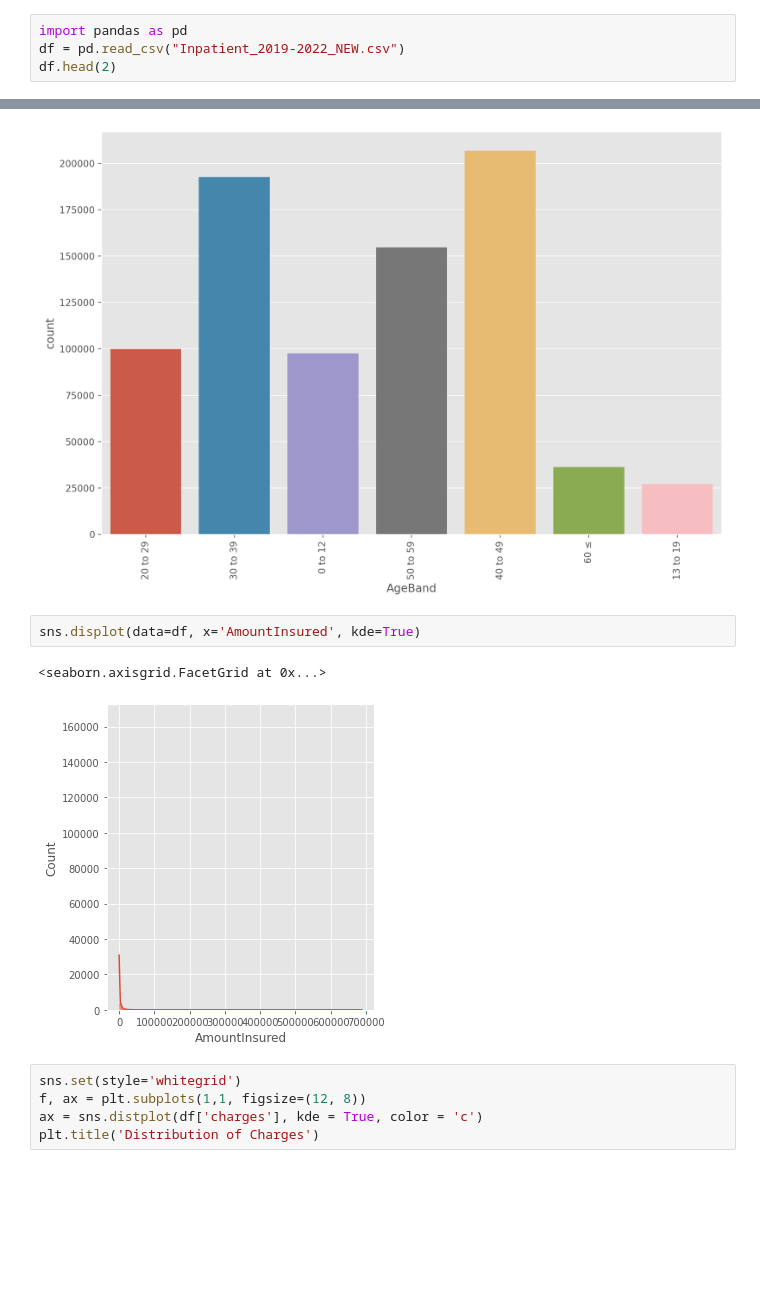
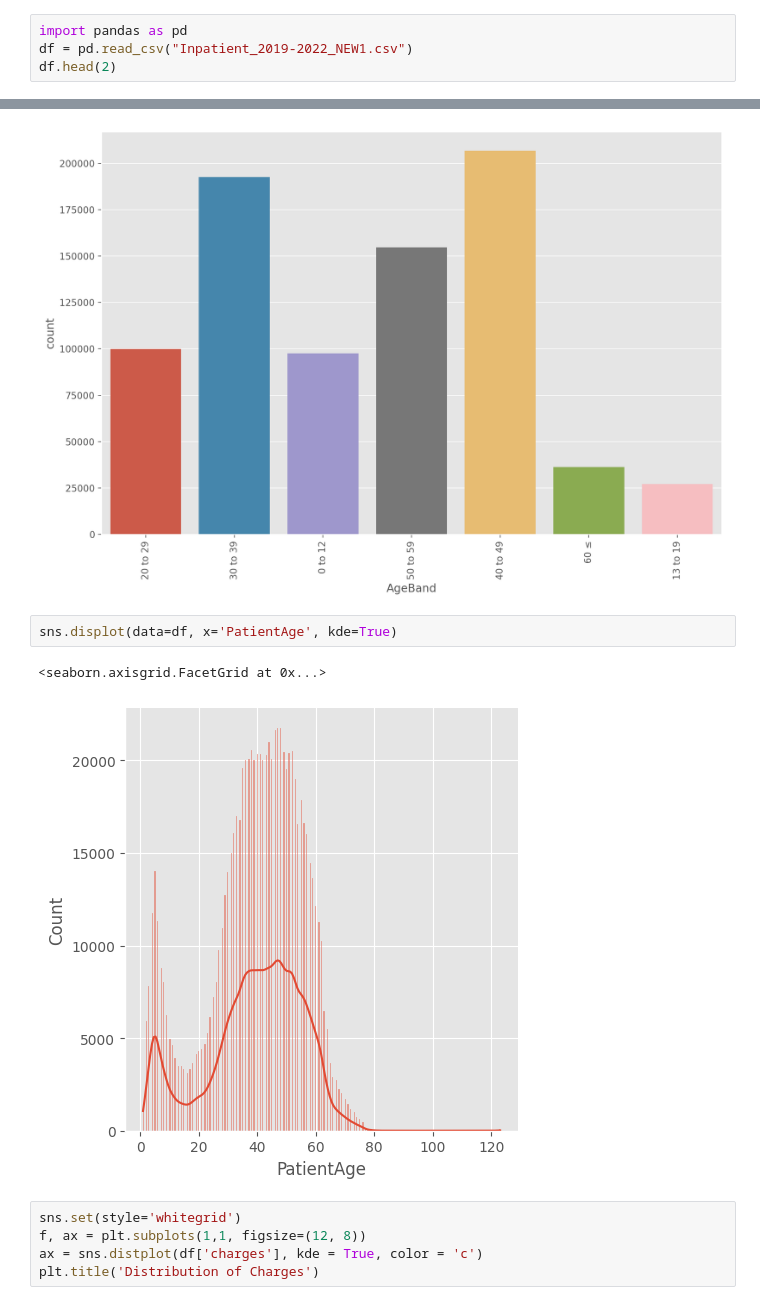
Before and after one commit to AngieChong/Research-Paper, a Jupyter notebook: P2_Prediction_of_Inpatient_Cost.ipynb, the cells around one changed output, grey strips where cells are left out. Cells and saved outputs as stored; diff of their text form; blank space fills up the shorter version.

```diff
--- a/P2_Prediction_of_Inpatient_Cost.ipynb
+++ b/P2_Prediction_of_Inpatient_Cost.ipynb
@@ -17,5 +17,5 @@ User uploaded file "Inpatient_2019-2022_NEW.csv" with length 292638384 bytes
 # %%
 import pandas as pd
-df = pd.read_csv("Inpatient_2019-2022_NEW.csv")
+df = pd.read_csv("Inpatient_2019-2022_NEW1.csv")
 df.head(2)
 # %% [output]
@@ -448,10 +512,10 @@ sns.countplot(data=df, x='AgeBand');
 # %% [output]
 [figure]
 # %%
-sns.displot(data=df, x='AmountInsured', kde=True)
+sns.displot(data=df, x='PatientAge', kde=True)
 # %% [output]
 <seaborn.axisgrid.FacetGrid at 0x...>
-[figure, old version]
+[figure, new version]
 # %%
 sns.set(style='whitegrid')
 f, ax = plt.subplots(1,1, figsize=(12, 8))
```
Also changed, not shown: parts of 36 cells of this notebook.
